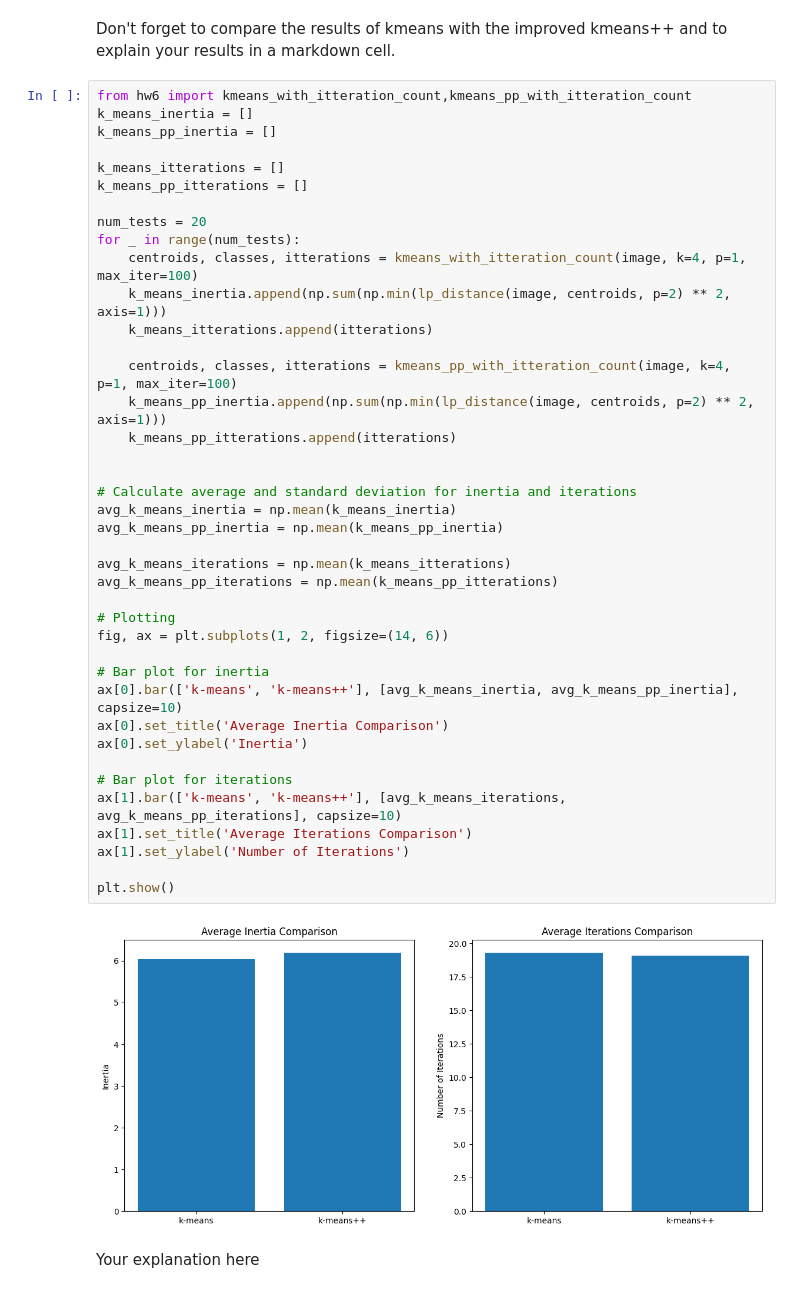
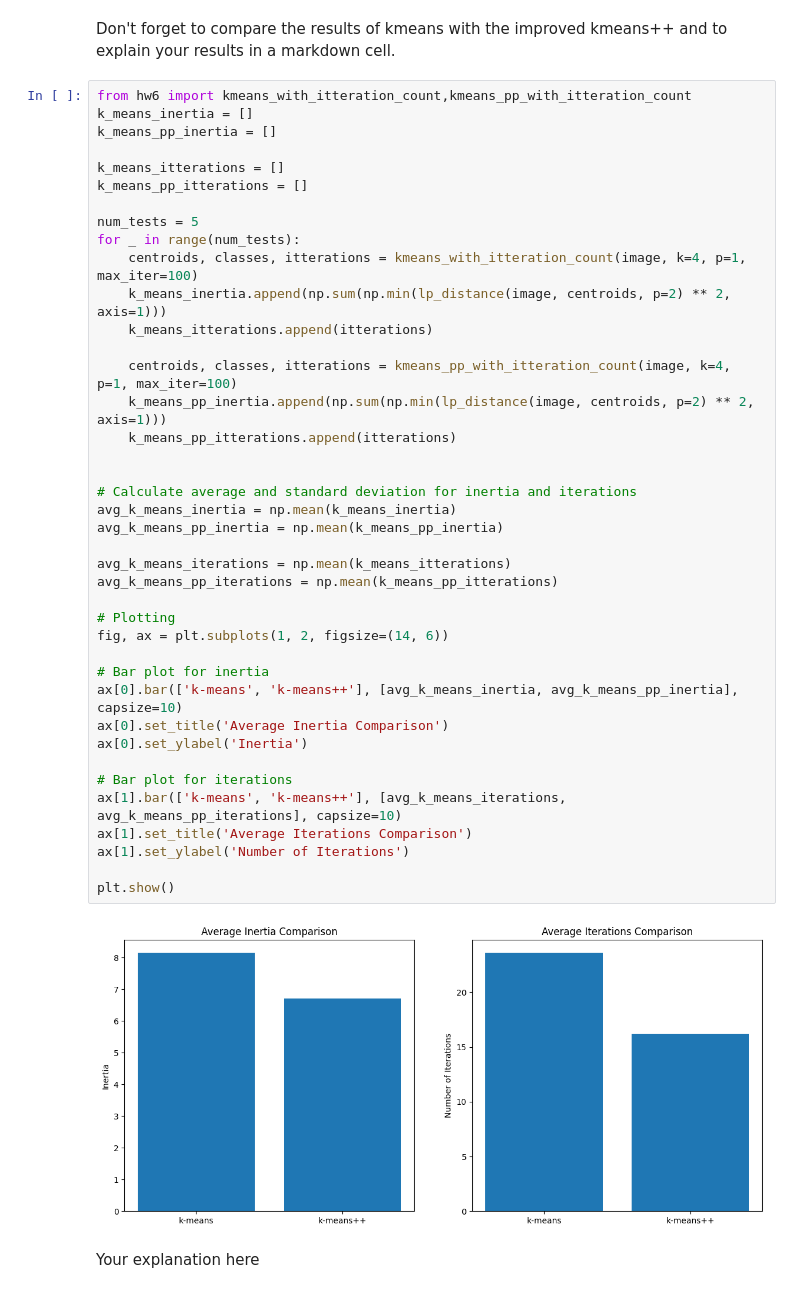
Before and after one commit to ZivPicciotto/hw6, a Jupyter notebook: hw6.ipynb, the cells around one changed output. Drawn from its saved outputs; the diff is of its cells as text.

```diff
--- a/hw6.ipynb
+++ b/hw6.ipynb
@@ -211,39 +211,39 @@ k_means_pp_inertia = []
 k_means_itterations = []
 k_means_pp_itterations = []
 
-num_tests = 20
+num_tests = 5
 for _ in range(num_tests):
     centroids, classes, itterations = kmeans_with_itteration_count(image, k=4, p=1, max_iter=100)
     k_means_inertia.append(np.sum(np.min(lp_distance(image, centroids, p=2) ** 2, axis=1)))
     k_means_itterations.append(itterations)
 
     centroids, classes, itterations = kmeans_pp_with_itteration_count(image, k=4, p=1, max_iter=100)
     k_means_pp_inertia.append(np.sum(np.min(lp_distance(image, centroids, p=2) ** 2, axis=1)))
     k_means_pp_itterations.append(itterations)
 
 
 # Calculate average and standard deviation for inertia and iterations
 avg_k_means_inertia = np.mean(k_means_inertia)
 avg_k_means_pp_inertia = np.mean(k_means_pp_inertia)
 
 avg_k_means_iterations = np.mean(k_means_itterations)
 avg_k_means_pp_iterations = np.mean(k_means_pp_itterations)
 
 # Plotting
 fig, ax = plt.subplots(1, 2, figsize=(14, 6))
 
 # Bar plot for inertia
 ax[0].bar(['k-means', 'k-means++'], [avg_k_means_inertia, avg_k_means_pp_inertia], capsize=10)
 ax[0].set_title('Average Inertia Comparison')
 ax[0].set_ylabel('Inertia')
 
 # Bar plot for iterations
 ax[1].bar(['k-means', 'k-means++'], [avg_k_means_iterations, avg_k_means_pp_iterations], capsize=10)
 ax[1].set_title('Average Iterations Comparison')
 ax[1].set_ylabel('Number of Iterations')
 
 plt.show()
 # %% [output]
-[figure, old version]
+[figure, new version]
 # %% [markdown]
 Your explanation here
```
Also changed, not shown: parts of 5 cells of this notebook.
